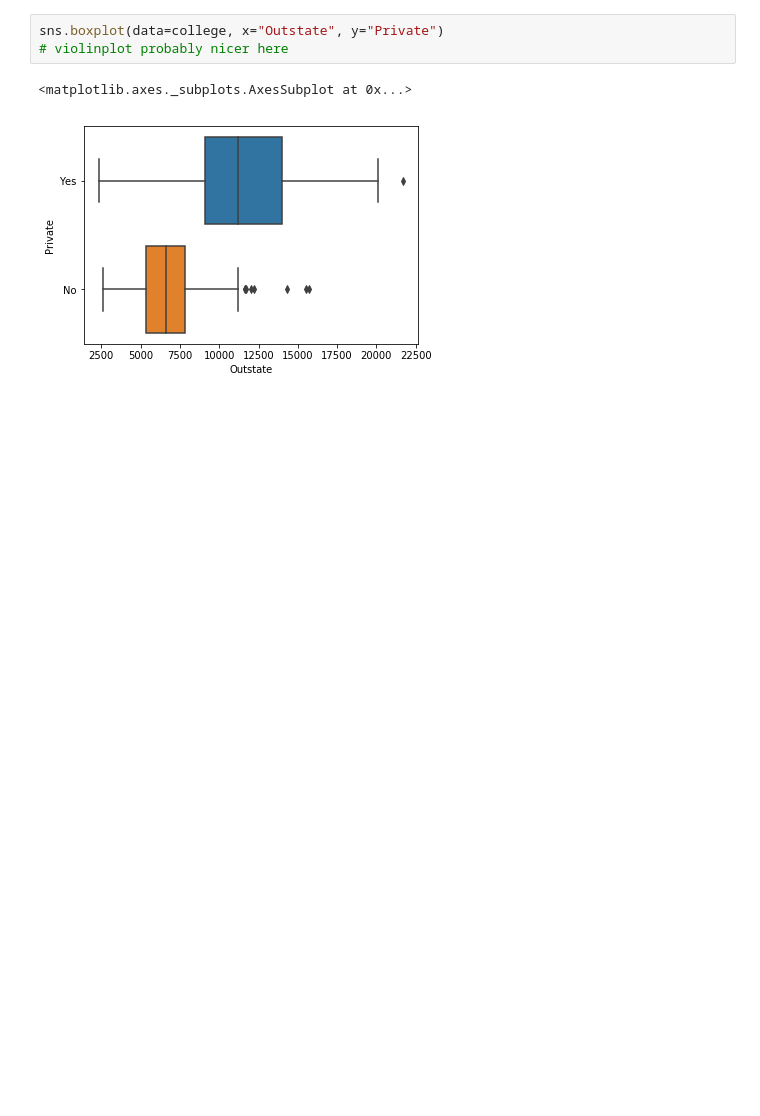
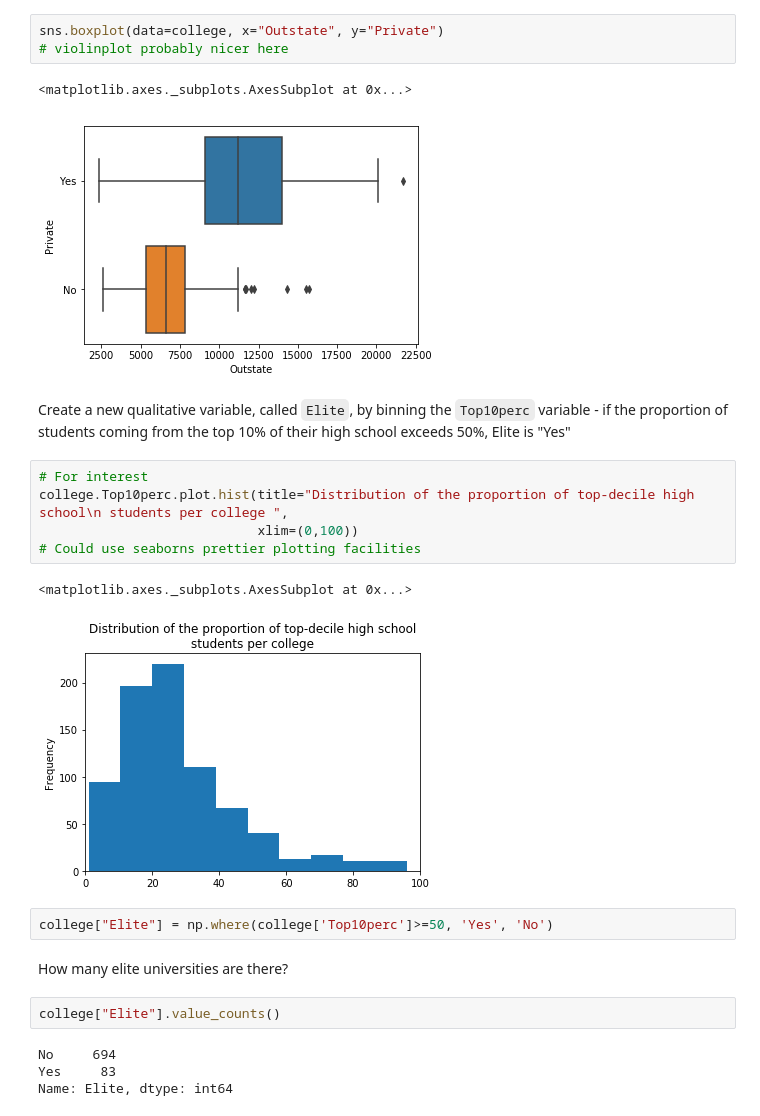
Before and after one commit to wllgrnt/islr-python-examples, a Jupyter notebook: Chapter2/Chapter2_8.ipynb, the cells around one changed output. Cells and saved outputs as stored; diff of their text form; blank space fills up the shorter version.

Commit message:
further work on chapter 2, the auto and college datasets

```diff
--- a/Chapter2/Chapter2.ipynb
+++ b/Chapter2/Chapter2_8.ipynb
@@ -71,3 +74,23 @@ sns.boxplot(data=college, x="Outstate", y="Private")
 # %% [output]
 <matplotlib.axes._subplots.AxesSubplot at 0x...>
 [figure]
+# %% [markdown]
+Create a new qualitative variable, called `Elite`, by binning the `Top10perc` variable - if the proportion of students coming from the top 10% of their high school exceeds 50%, Elite is "Yes"
+# %%
+# For interest
+college.Top10perc.plot.hist(title="Distribution of the proportion of top-decile high school\n students per college ",
+                            xlim=(0,100))
+# Could use seaborns prettier plotting facilities
+# %% [output]
+<matplotlib.axes._subplots.AxesSubplot at 0x...>
+[figure, added]
+# %%
+college["Elite"] = np.where(college['Top10perc']>=50, 'Yes', 'No')
+# %% [markdown]
+How many elite universities are there?
+# %%
+college["Elite"].value_counts()
+# %% [output]
+No     694
+Yes     83
+Name: Elite, dtype: int64
```
Also changed, not shown: parts of 8 cells of this notebook, 2 other files.
